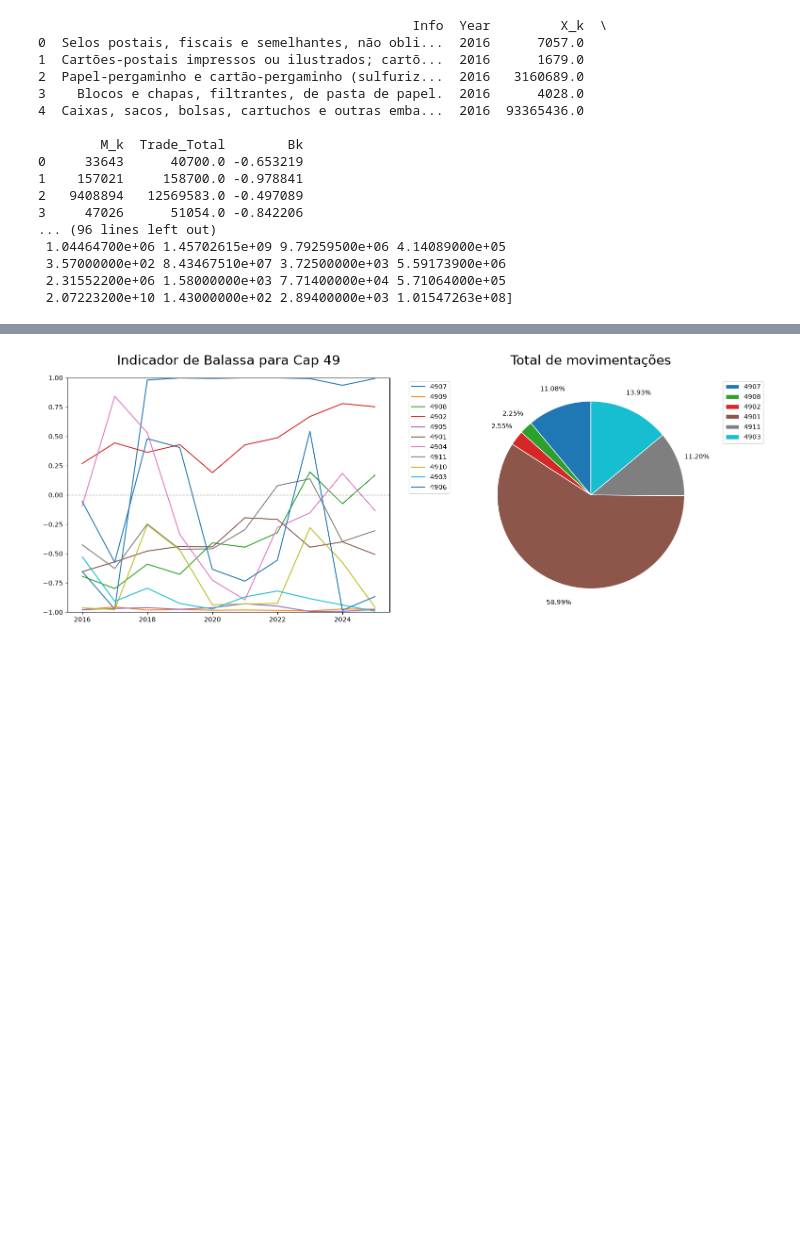
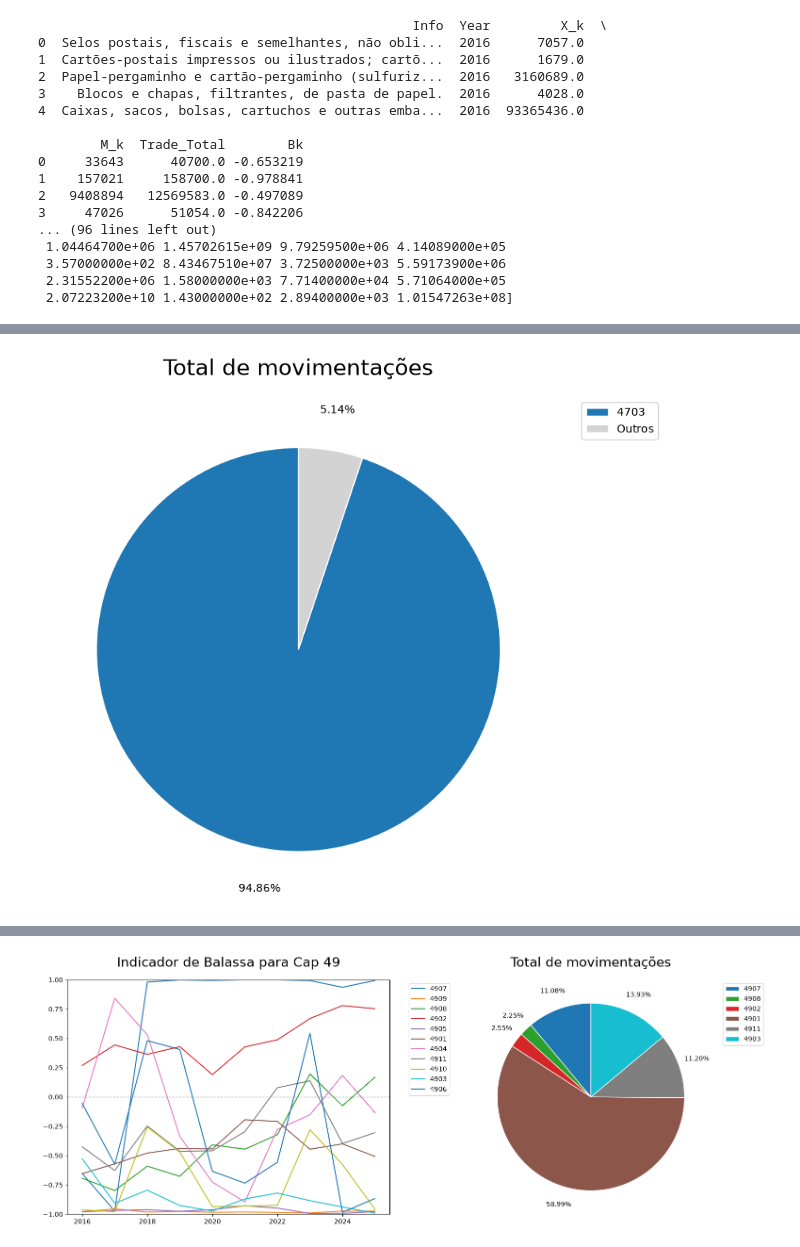
Before and after one commit to rckalil/mapeando-papel, a Jupyter notebook: indicadores.ipynb, the cells around one changed output, grey strips where cells are left out. Saved outputs shown, nothing was run; the diff lists cells and outputs as text; code cells hidden in the pictures; blank space fills up the shorter version.

```diff
--- a/indicadores.ipynb
+++ b/indicadores.ipynb
@@ -219,3 +202,45 @@ plt.show()
+# %%
+import matplotlib.pyplot as plt
+
+# Calcula o total geral com base nos dados salvos na Célula 1
+total_geral = sum(dados_pizza.values())
+
+pie_sizes_principais = []
+pie_labels_principais = []
+pie_colors_principais = []
+soma_outros = 0
+
+# Filtra quem tem >= 1% do total
+for num, total in dados_pizza.items():
+    if total_geral > 0 and (total / total_geral) * 100 >= 5.0:
+        pie_sizes_principais.append(total)
+        pie_labels_principais.append(num)
+        # Puxa a cor exata que foi usada na linha daquela categoria
+        pie_colors_principais.append(cores_mapeadas[num])
+    else:
+        soma_outros += total
+
+# Adiciona a fatia "Outros" se houver itens pequenos
+if soma_outros > 0:
+    pie_sizes_principais.append(soma_outros)
+    pie_labels_principais.append("Outros")
+    pie_colors_principais.append('lightgray') # Cor neutra
+
+# Cria a figura exclusiva para a pizza
+fig, ax2 = plt.subplots(figsize=(8, 8))
+
+if sum(pie_sizes_principais) > 0:
+    ax2.pie(pie_sizes_principais, labels=pie_labels_principais, colors=pie_colors_principais,
+            autopct='%1.2f%%', startangle=90, wedgeprops={'edgecolor': 'white'}, labeldistance=None, pctdistance=1.2)
+    ax2.set_title("Total de movimentações", fontsize=20, pad=20)
+
+# Legenda da pizza ajustada
+ax2.legend(bbox_to_anchor=(1.05, 1), loc='upper left')
+
+plt.tight_layout()
+plt.show()
+# %% [output]
+[figure, added]
 # %%
 import matplotlib.pyplot as plt
 
```
Also changed, not shown: parts of 6 cells of this notebook, 1 other file.
